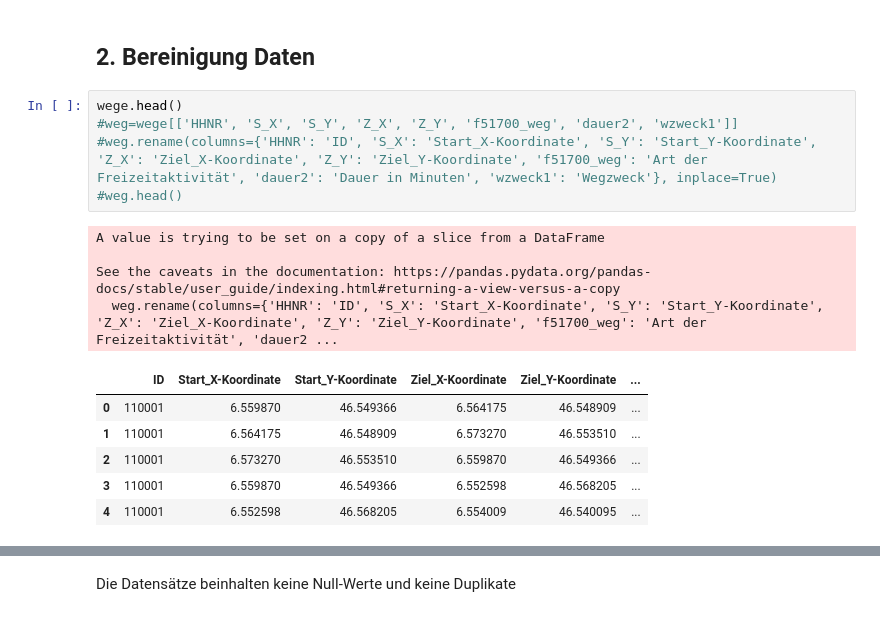
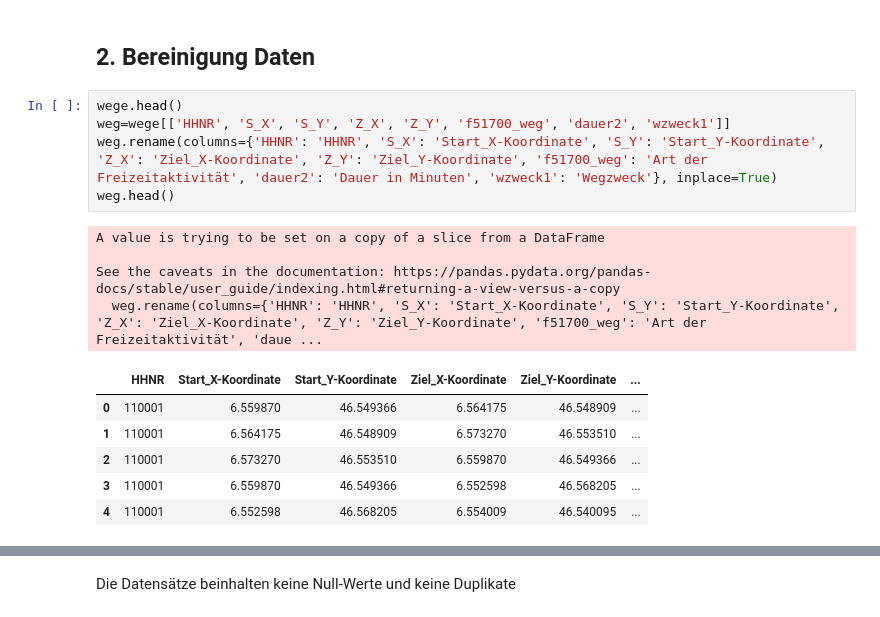
Before and after one commit to larissa-marti/ANM_Gruppe_Y, a Jupyter notebook: merge_wege_zielperson.ipynb, the cells around one changed output, grey strips where cells are left out. Saved outputs shown, nothing was run; the diff lists cells and outputs as text.

```diff
--- a/merge_wege_zielperson.ipynb
+++ b/merge_wege_zielperson.ipynb
@@ -17,15 +27,15 @@ zielpersonen = pd.read_csv('Data/zielpersonen.csv', sep=';', encoding='latin1')
 ## 2. Bereinigung Daten
 # %%
 wege.head()
-#weg=wege[['HHNR', 'S_X', 'S_Y', 'Z_X', 'Z_Y', 'f51700_weg', 'dauer2', 'wzweck1']]
-#weg.rename(columns={'HHNR': 'ID', 'S_X': 'Start_X-Koordinate', 'S_Y': 'Start_Y-Koordinate', 'Z_X': 'Ziel_X-Koordinate', 'Z_Y': 'Ziel_Y-Koordinate', 'f51700_weg': 'Art der Freizeitaktivität', 'dauer2': 'Dauer in Minuten', 'wzweck1': 'Wegzweck'}, inplace=True)
-#weg.head()
+weg=wege[['HHNR', 'S_X', 'S_Y', 'Z_X', 'Z_Y', 'f51700_weg', 'dauer2', 'wzweck1']]
+weg.rename(columns={'HHNR': 'HHNR', 'S_X': 'Start_X-Koordinate', 'S_Y': 'Start_Y-Koordinate', 'Z_X': 'Ziel_X-Koordinate', 'Z_Y': 'Ziel_Y-Koordinate', 'f51700_weg': 'Art der Freizeitaktivität', 'dauer2': 'Dauer in Minuten', 'wzweck1': 'Wegzweck'}, inplace=True)
+weg.head()
 # %% [output]
 A value is trying to be set on a copy of a slice from a DataFrame
 
 See the caveats in the documentation: https://pandas.pydata.org/pandas-docs/stable/user_guide/indexing.html#returning-a-view-versus-a-copy
-  weg.rename(columns={'HHNR': 'ID', 'S_X': 'Start_X-Koordinate', 'S_Y': 'Start_Y-Koordinate', 'Z_X': 'Ziel_X-Koordinate', 'Z_Y': 'Ziel_Y-Koordinate', 'f51700_weg': 'Art der Freizeitaktivität', 'dauer2 ...
+  weg.rename(columns={'HHNR': 'HHNR', 'S_X': 'Start_X-Koordinate', 'S_Y': 'Start_Y-Koordinate', 'Z_X': 'Ziel_X-Koordinate', 'Z_Y': 'Ziel_Y-Koordinate', 'f51700_weg': 'Art der Freizeitaktivität', 'daue ...
-|  | ID | Start_X-Koordinate | Start_Y-Koordinate | Ziel_X-Koordinate | Ziel_Y-Koordinate | ... |
+|  | HHNR | Start_X-Koordinate | Start_Y-Koordinate | Ziel_X-Koordinate | Ziel_Y-Koordinate | ... |
 | 0 | 110001 | 6.559870 | 46.549366 | 6.564175 | 46.548909 | ... |
 | 1 | 110001 | 6.564175 | 46.548909 | 6.573270 | 46.553510 | ... |
 | 2 | 110001 | 6.573270 | 46.553510 | 6.559870 | 46.549366 | ... |
```
Also changed, not shown: parts of 24 cells of this notebook.
